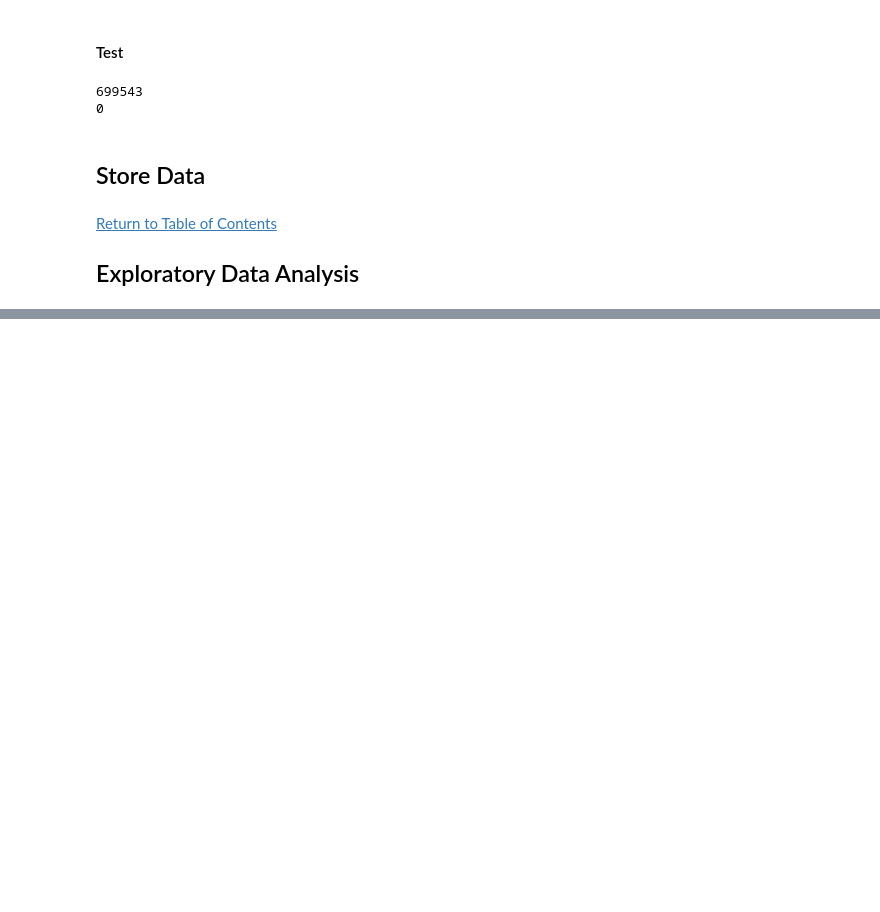
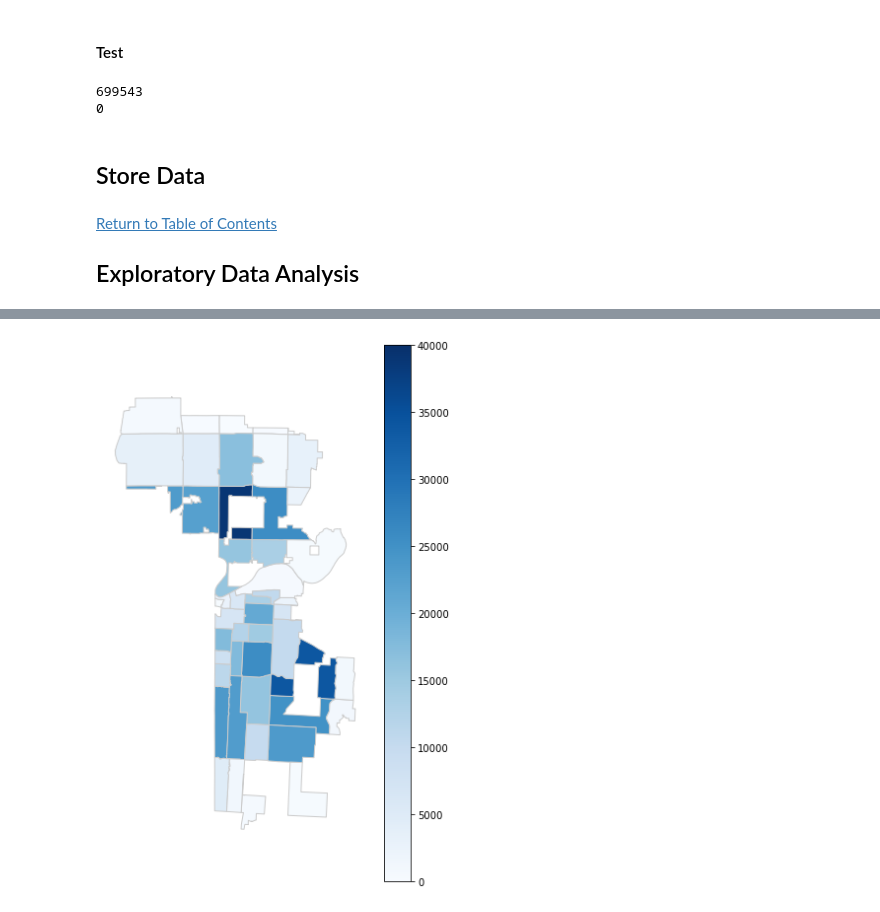
Before and after one commit to sjhaluck/KCMO-Property-and-Crime, a Jupyter notebook: KC_property_crime.ipynb, the cells around one changed output, grey strips where cells are left out. Saved outputs shown, nothing was run; the diff lists cells and outputs as text; code cells hidden in the pictures; blank space fills up the shorter version.

```diff
--- a/KC_property_crime.ipynb
+++ b/KC_property_crime.ipynb
@@ -1125,3 +1125,12 @@ violations_clean.to_csv('violations_master.csv', index=False)
 <a id='analysis'></a>
 
 ## Exploratory Data Analysis
+# %%
+# copy data into new dataframes
+crimes = crimes_clean.copy()
+violations = violations_clean.copy()
+zips = zip_clean.copy()
+# %%
+# create a feature for AGI per capita in the zip code data frame
+zips['AGI_per_cap'] = zips['AGI']/zips['Number of Returns']
+zips.head()
@@ -1127,0 +1167,6 @@ violations_clean.to_csv('violations_master.csv', index=False)
+# %%
+fig, ax = plt.subplots(1, figsize=(6,10))
+zips.plot(column='Population', cmap='Blues',linewidth=1, ax=ax, edgecolor='0.8', vmin=0, vmax=40000, legend=True)
+ax.axis('off');
+# %% [output]
+[figure, added]
```
Also changed, not shown: parts of 27 cells of this notebook, 1 other file.
